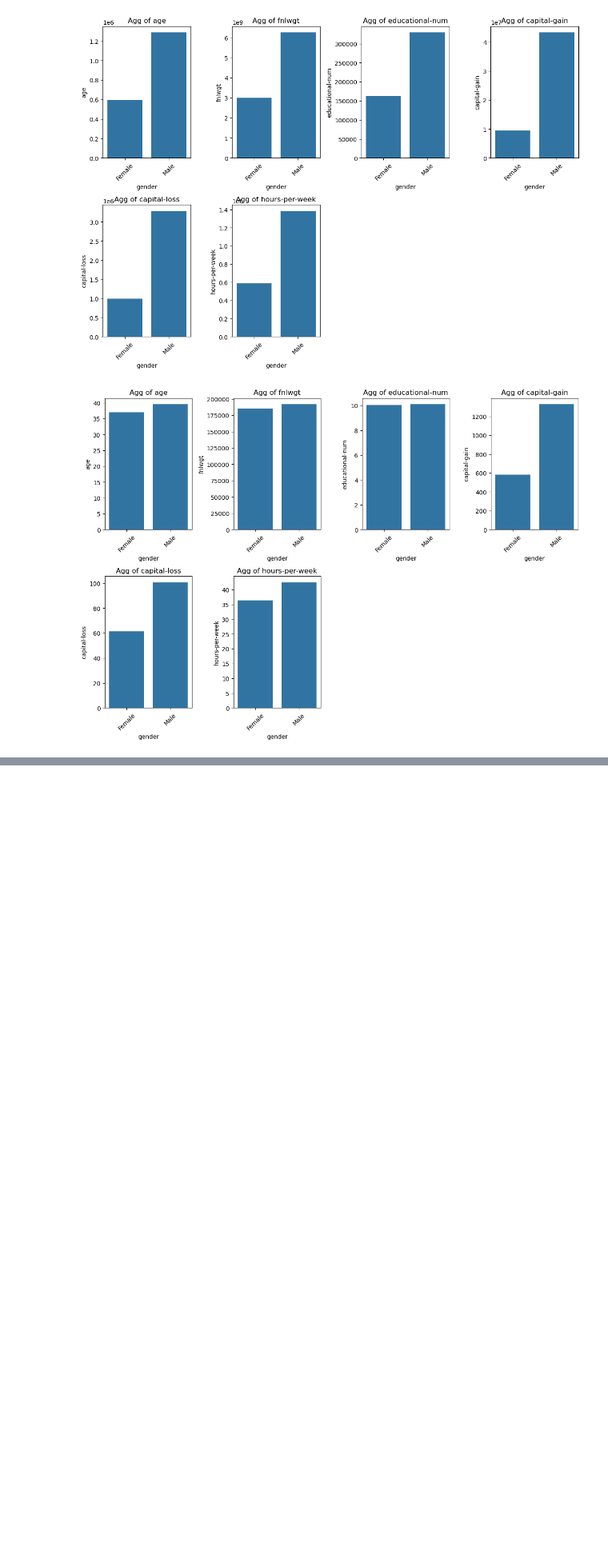
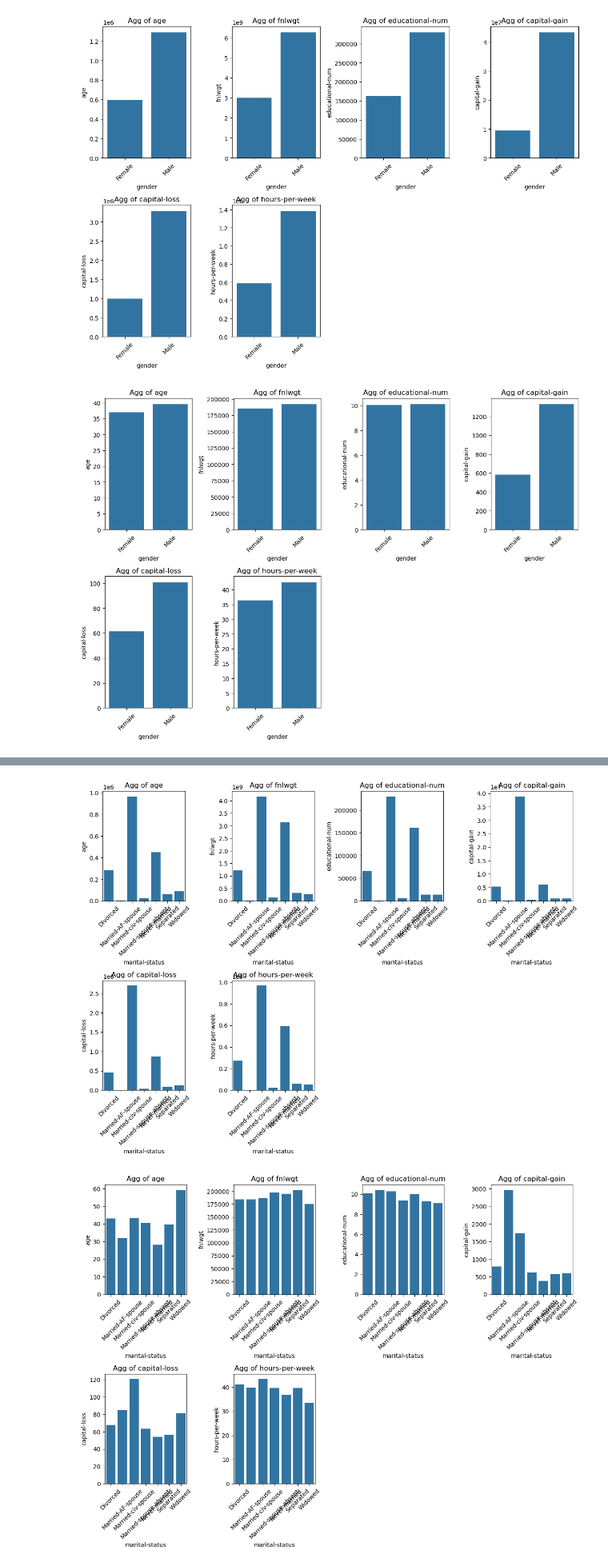
Before and after one commit to MaukanMir/Income-Prediction-Classification, a Jupyter notebook: training.ipynb, the cells around one changed output, grey strips where cells are left out. Shown at 80% size. Saved outputs shown, nothing was run; the diff lists cells and outputs as text; code cells hidden in the pictures; blank space fills up the shorter version.

Commit message:
added new visuals

```diff
--- a/training.ipynb
+++ b/training.ipynb
@@ -339,0 +324,6 @@ df
+# %%
+aggregate_dataset(df, numerical_types.columns, "marital-status", "sum")
+aggregate_dataset(df, numerical_types.columns, "marital-status", "mean")
+# %% [output]
+[figure, added]
+[figure, added]
```
Also changed, not shown: parts of 2 cells of this notebook.
